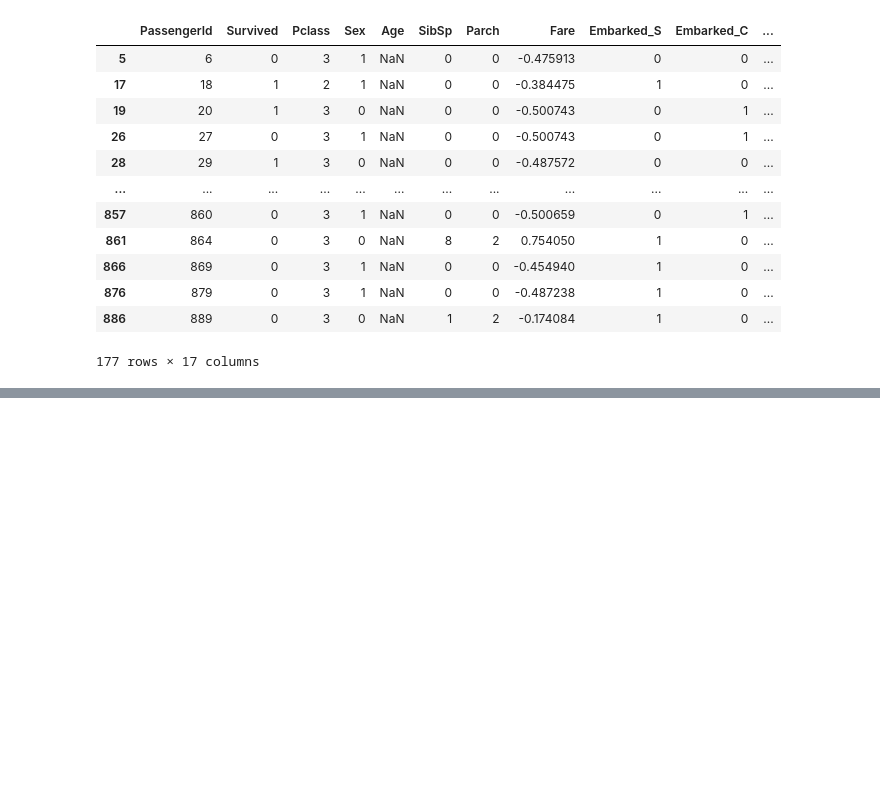
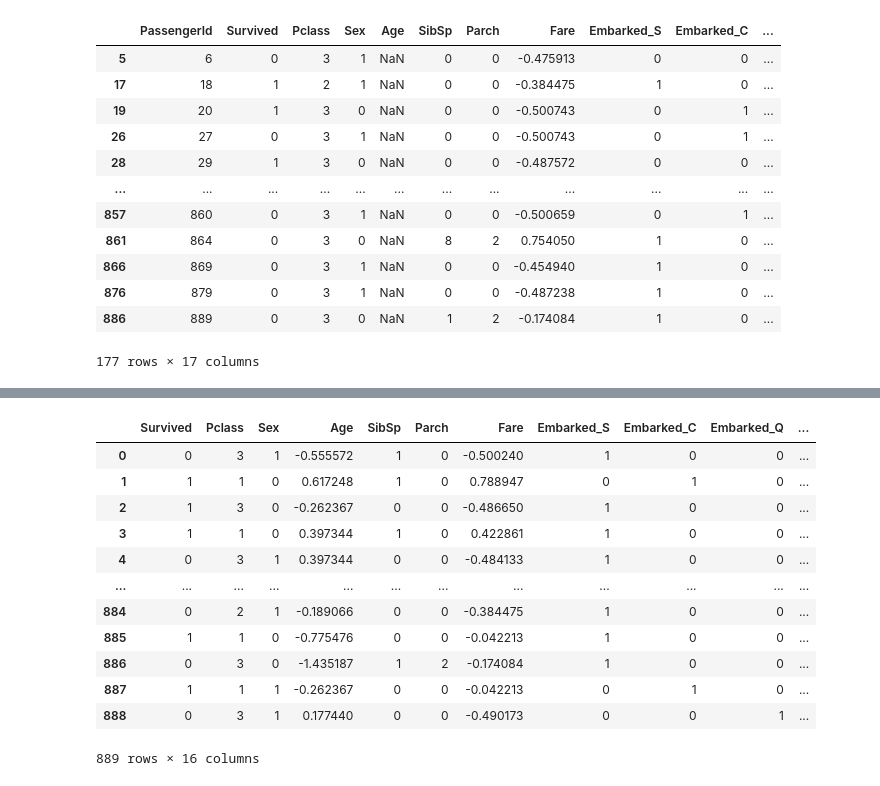
Before and after one commit to ahmeddsakrr/CSE381-Project, a Jupyter notebook: titanic_classifier.ipynb, the cells around one changed output, grey strips where cells are left out. Saved outputs shown, nothing was run; the diff lists cells and outputs as text; code cells hidden in the pictures; blank space fills up the shorter version.

```diff
--- a/titanic_classifier.ipynb
+++ b/titanic_classifier.ipynb
@@ -617,2 +625,4 @@ memory usage: 87.8 KB
 # %%
 titanic["Age"] = titanic.join(ages_df["Age"], how="left", lsuffix="_imputed").apply(lambda x: x["Age_imputed"] if np.isnan(x["Age"]) else x["Age"], axis=1)
+# %%
+titanic["Age"] = titanic["Age"].map(round)
@@ -619,3 +645,7 @@ titanic["Age"] = titanic.join(ages_df["Age"], how="left", lsuffix="_imputed").ap
+# %%
+age_scaler = StandardScaler()
+
+titanic[["Age"]] = age_scaler.fit_transform(titanic[["Age"]])
 # %%
 titanic.info()
 # %% [output]
@@ -684,0 +698,18 @@ titanic
+# %%
+train = titanic.drop(columns=["Name", "Ticket", "Embarked", "PassengerId", *[c for c in titanic if "cabin" in c.lower()]])
+# %%
+train
+# %% [output]
+|  | Survived | Pclass | Sex | Age | SibSp | Parch | Fare | Embarked_S | Embarked_C | Embarked_Q | ... |
+| 0 | 0 | 3 | 1 | -0.555572 | 1 | 0 | -0.500240 | 1 | 0 | 0 | ... |
+| 1 | 1 | 1 | 0 | 0.617248 | 1 | 0 | 0.788947 | 0 | 1 | 0 | ... |
+| 2 | 1 | 3 | 0 | -0.262367 | 0 | 0 | -0.486650 | 1 | 0 | 0 | ... |
+| 3 | 1 | 1 | 0 | 0.397344 | 1 | 0 | 0.422861 | 1 | 0 | 0 | ... |
+| 4 | 0 | 3 | 1 | 0.397344 | 0 | 0 | -0.484133 | 1 | 0 | 0 | ... |
+| ... | ... | ... | ... | ... | ... | ... | ... | ... | ... | ... | ... |
+| 884 | 0 | 2 | 1 | -0.189066 | 0 | 0 | -0.384475 | 1 | 0 | 0 | ... |
+| 885 | 1 | 1 | 0 | -0.775476 | 0 | 0 | -0.042213 | 1 | 0 | 0 | ... |
+| 886 | 0 | 3 | 0 | -1.435187 | 1 | 2 | -0.174084 | 1 | 0 | 0 | ... |
+| 887 | 1 | 1 | 1 | -0.262367 | 0 | 0 | -0.042213 | 0 | 1 | 0 | ... |
+| 888 | 0 | 3 | 1 | 0.177440 | 0 | 0 | -0.490173 | 0 | 0 | 1 | ... |
+889 rows × 16 columns
```
Also changed, not shown: parts of 26 cells of this notebook, 5 other files.
